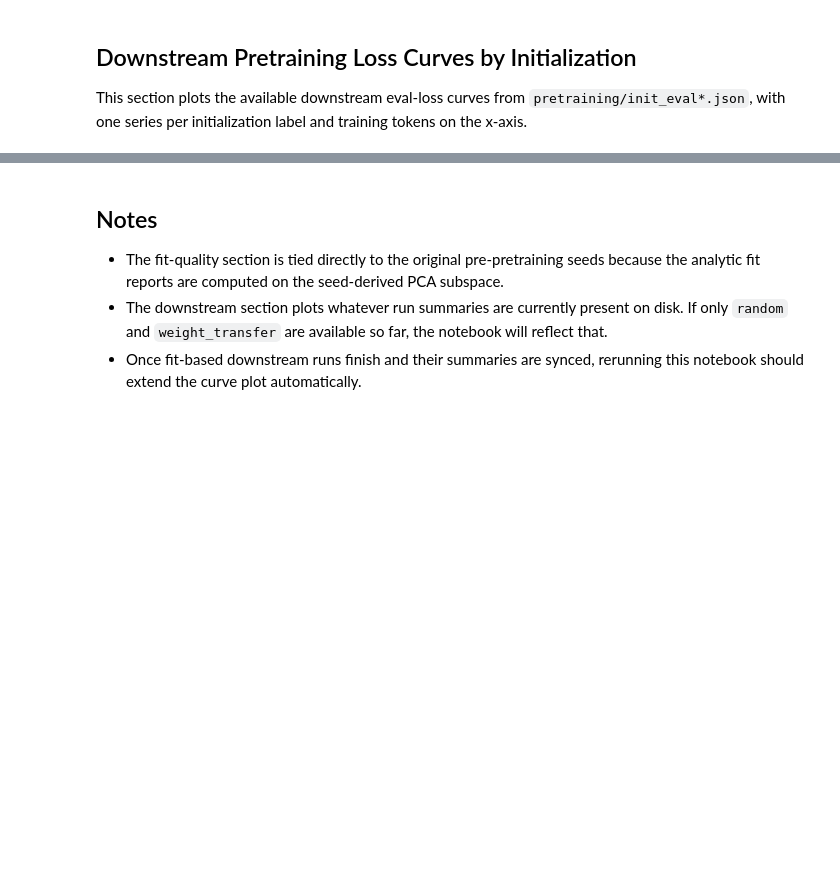
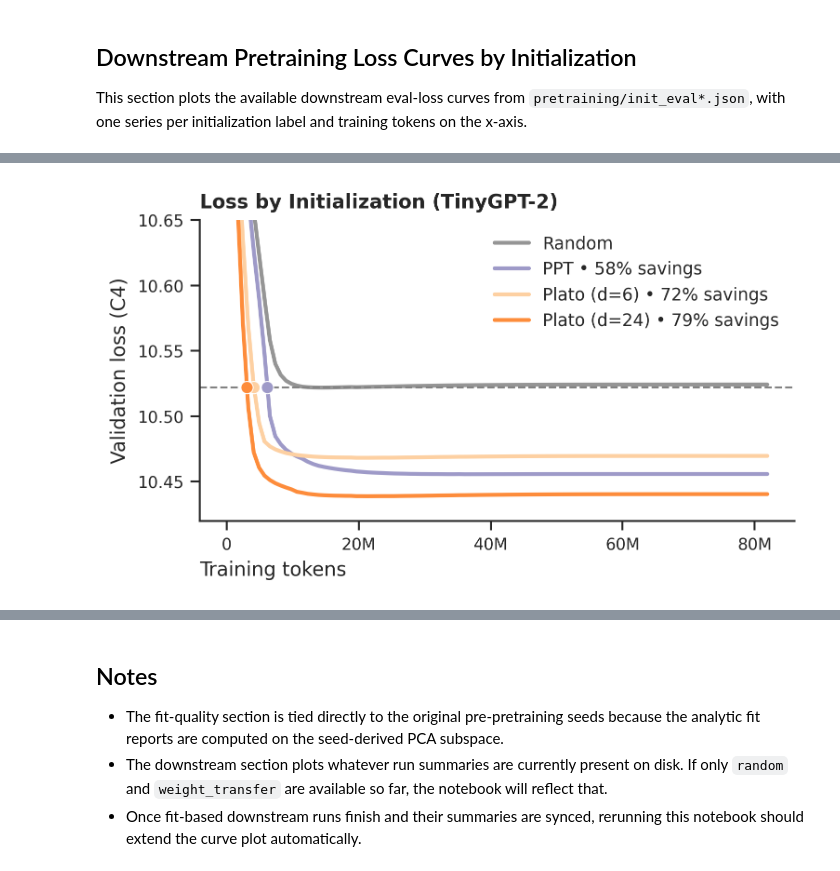
Before and after one commit to jopetty/platonic-init, a Jupyter notebook: notebooks/tinygpt2_c4_fit_reproduction_analysis.ipynb, the cells around one changed output, grey strips where cells are left out. Saved outputs shown, nothing was run; the diff lists cells and outputs as text; code cells hidden in the pictures; blank space fills up the shorter version.

```diff
--- a/notebooks/tinygpt2_c4_fit_reproduction_analysis.ipynb
+++ b/notebooks/tinygpt2_c4_fit_reproduction_analysis.ipynb
@@ -142,7 +194,7 @@ aes.set_palette(
 aes.update_palette(
     key="initializations",
     family="transfer",
-    color="Greens",
+    color="Purples",
     names=["weight_transfer"],
     display_name=init_display_name,
 )
@@ -154,7 +206,7 @@ aes.update_palette(
     display_name=init_display_name,
 )
 INIT_PALETTE = dict(aes.PALETTES["initializations"])
-INIT_LABEL_ORDER = ["Random", "Weight Transfer", *fit_display_order]
+INIT_LABEL_ORDER = ["Random", "PPT", *fit_display_order]
 tensor_rows = []
 for tensor_name, info in weight_summary.get("tensors", {}).items():
     evr = info.get("explained_variance_ratio", [])
@@ -177,6 +229,11 @@ seed_evr_map = (
     if not seed_df.empty
     else pd.Series(dtype=float)
 )
+seed_numel_map = (
+    seed_df.set_index("tensor")["numel"]
+    if not seed_df.empty
+    else pd.Series(dtype=float)
+)
 
 summary_results = init_eval.get("results", [])
 curve_results = init_eval_curves.get("results") or summary_results
@@ -366,34 +539,116 @@ if curves_df.empty:
     )
 
 metric_to_plot = "eval_loss"
-selected_labels = ["Random", "Weight Transfer", "Plato (d=6)", "Plato (d=24)"]
+selected_labels = ["Random", "PPT", "Plato (d=6)", "Plato (d=24)"]
 plot_df = curves_df[curves_df["metric"] == metric_to_plot].copy()
 plot_df = plot_df[plot_df["label"].isin(selected_labels)].copy()
 label_order = [label for label in selected_labels if label in plot_df["label"].unique()]
+
+random_best_loss = None
+random_best_tokens = None
+random_rows = plot_df[plot_df["label"] == "Random"]
+if not random_rows.empty:
+    best_random = random_rows.sort_values(["loss", "tokens"]).iloc[0]
+    random_best_loss = float(best_random["loss"])
+    random_best_tokens = float(best_random["tokens"])
+
+threshold_markers = []
+legend_label_map = {label: label for label in label_order}
+if (
+    random_best_loss is not None
+    and random_best_tokens is not None
+    and random_best_tokens > 0
+):
+    for label in label_order:
+        if label == "Random":
+            continue
+        label_rows = plot_df[plot_df["label"] == label].sort_values("tokens")
+        crossings = label_rows[label_rows["loss"] <= random_best_loss]
+        if crossings.empty:
+            final_loss = float(label_rows.iloc[-1]["loss"])
+            gap = final_loss - random_best_loss
+            legend_label_map[label] = f"{label} • +{gap:.3f} nats/token"
+            continue
+        first_crossing = crossings.iloc[0]
+        crossing_tokens = float(first_crossing["tokens"])
+        crossing_loss = float(random_best_loss)
+        crossing_pos = label_rows.index.get_loc(first_crossing.name)
+        if crossing_pos > 0:
+            prev_row = label_rows.iloc[crossing_pos - 1]
+            prev_tokens = float(prev_row["tokens"])
+            prev_loss = float(prev_row["loss"])
+            next_tokens = float(first_crossing["tokens"])
+            next_loss = float(first_crossing["loss"])
+            if prev_loss > random_best_loss and next_loss < prev_loss:
+                loss_delta = next_loss - prev_loss
+                if loss_delta != 0:
+                    frac = (random_best_loss - prev_loss) / loss_delta
+                    crossing_tokens = prev_tokens + frac * (next_tokens - prev_tokens)
+        savings_pct = 100.0 * (1.0 - crossing_tokens / random_best_tokens)
+        legend_label_map[label] = f"{label} • {savings_pct:.0f}% savings"
+        threshold_markers.append(
+            {
+                "label": label,
+                "tokens": crossing_tokens,
+                "loss": crossing_loss,
+            }
+        )
+
+marker_df = pd.DataFrame(threshold_markers)
+
 fig = plt.figure(figsize=(aes.PAPER_WIDTH_IN, aes.FIG_HEIGHT_DOUBLE_ROW_IN))
 with sns.plotting_context("paper", font_scale=1, rc=aes.rcs):
     ax = fig.add_subplot(1, 1, 1)
     sns.lineplot(
         data=plot_df,
         x="tokens",
         y="loss",
         hue="label",
         hue_order=label_order,
         palette=INIT_PALETTE,
         linewidth=2.0,
         ax=ax,
     )
+    if not marker_df.empty:
+        sns.scatterplot(
+            data=marker_df,
+            x="tokens",
+            y="loss",
+            hue="label",
+            hue_order=label_order,
+            palette=INIT_PALETTE,
+            marker="o",
+            s=40,
+            legend=False,
+            ax=ax,
+            zorder=4,
+        )
+    if random_best_loss is not None:
+        ax.axhline(
+            random_best_loss,
+            color=aes.darken("#999999", by=0.15),
+            linewidth=1.0,
+            linestyle="--",
+        )
     ax.set_title("Loss by Initialization (TinyGPT-2)")
     ax.set_xlabel("Training tokens")
     ax.xaxis.set_major_formatter(aes.NICE_FORMATTER)
     ax.set_ylabel("Validation loss (C4)")
+
+    ax.set_ylim(top=10.65)
+
     ax.spines["top"].set_visible(False)
     ax.spines["right"].set_visible(False)
-    ax.legend(title=None, loc="upper right", frameon=False)
+    legend = ax.legend(title=None, loc="upper right", frameon=False)
+    if legend is not None:
+        for text in legend.texts:
+            raw = text.get_text()
+            text.set_text(legend_label_map.get(raw, raw))
 
 aes.save_figure(
     FIGURE_ROOT / "tinygpt2_downstream_eval_loss_selected_initializations",
     fig=fig,
-    save_png=False,
 )
 plt.show()
+# %% [output]
+[figure, added]
```
Also changed, not shown: parts of 8 cells of this notebook, 39 other files.
